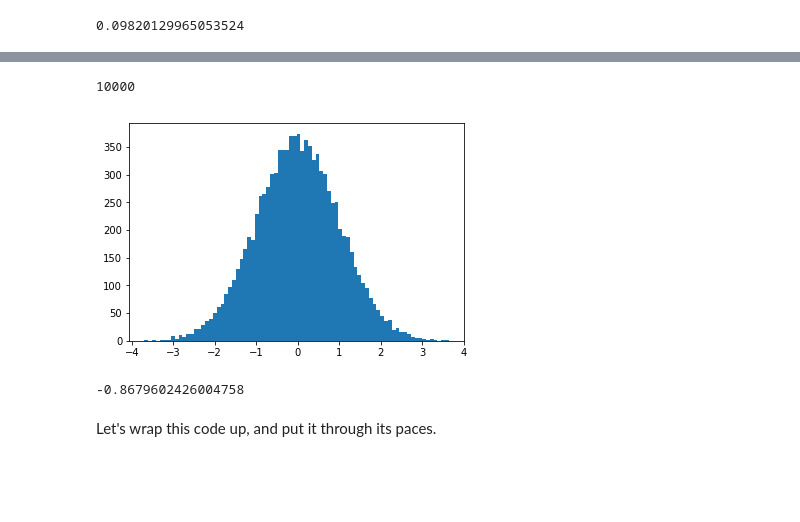
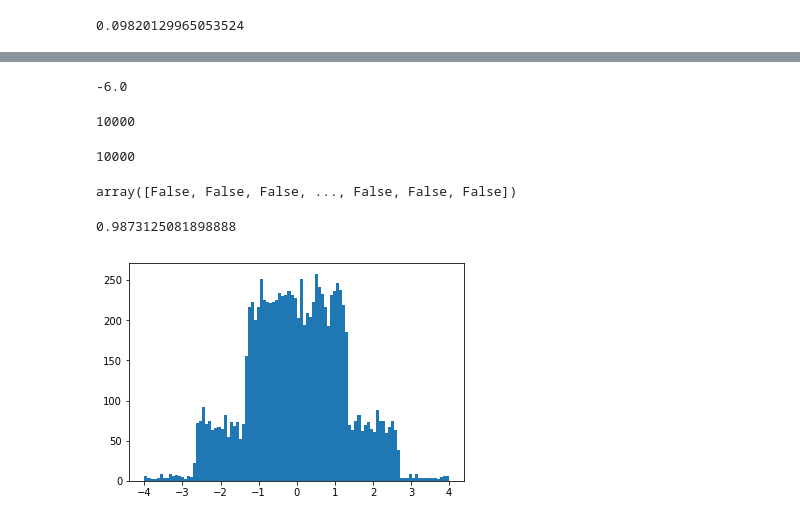
Before and after one commit to tmerrittsmith/normal_distribution_sampler, a Jupyter notebook: normal_distribution_sampler_1.ipynb, the cells around one changed output, grey strips where cells are left out. Cells and saved outputs as stored; diff of their text form; code cells hidden in the pictures; blank space fills up the shorter version.

```diff
--- a/normal_distribution_sampler_1.ipynb
+++ b/normal_distribution_sampler_1.ipynb
@@ -140,0 +210,2 @@ array([  0.,   0.,   0.,   1.,   1.,   1.,   1.,   2.,   3.,   4.,   5.,
+# %%
+adjusted_bin_counts = np.floor(areas * n)
@@ -140,0 +239,4 @@ array([  0.,   0.,   0.,   1.,   1.,   1.,   1.,   2.,   3.,   4.,   5.,
+# %%
+#  = np.argpartition(a, -4)[-4:
+
+largest_remainders = np.argpartition(rounded_down, -leftover)[-leftover:]
@@ -141,26 +257,44 @@ array([  0.,   0.,   0.,   1.,   1.,   1.,   1.,   2.,   3.,   4.,   5.,
+# %%
+adjusted_bin_counts[largest_remainders] += 1
+# %%
+sum(bin_counts - adjusted_bin_counts)
+# %% [output]
+-6.0
 # %%
 normal_sample = np.array([])
 
 for i in range(k):
-    count = bin_counts[i]
+    count = adjusted_bin_counts[i]
     strip = sub_strips_pairs[i]
-    sample = rand(int(count)) * width + strip[0]
+    sample = rand(int(count)) * strip_width + strip[0]
     normal_sample = np.append(normal_sample, sample)
 
-len(normal_sample) ## ok, so we gained a couple of samples, but nothing to worry about
+len(normal_sample) ## sanity check
 # %% [output]
 10000
+# %%
+normal_sample2 = np.array([])
+
+for i in range(k):
+    count = adjusted_bin_counts[i]
+    strip = sub_strips_pairs[i]
+    sample = rand(int(count)) * strip_width + strip[0]
+    normal_sample2 = np.append(normal_sample2, sample)
+
+len(normal_sample2) ## sanity check
+# %% [output]
+10000
+# %%
+normal_sample == normal_sample2
+# %% [output]
+array([False, False, False, ..., False, False, False])
+# %%
+idx = np.random.randint(len(normal_sample))
+normal_sample[idx]
+# %% [output]
+0.9873125081898888
 # %%
-plt.hist(normal_sample, bins = 80)
+plt.hist(normal_sample, bins=100)
 plt.show()
 # %% [output]
-[figure, old version]
+[figure, new version]
-# %%
-## Now that we have a normally distributed sample, we can just make a uniformly random selection from this array
-
-
-normal_sample[np.random.randint(len(normal_sample))]
-# %% [output]
--0.8679602426004758
-# %% [markdown]
-Let's wrap this code up, and put it through its paces.
```
Also changed, not shown: parts of 23 cells of this notebook.
